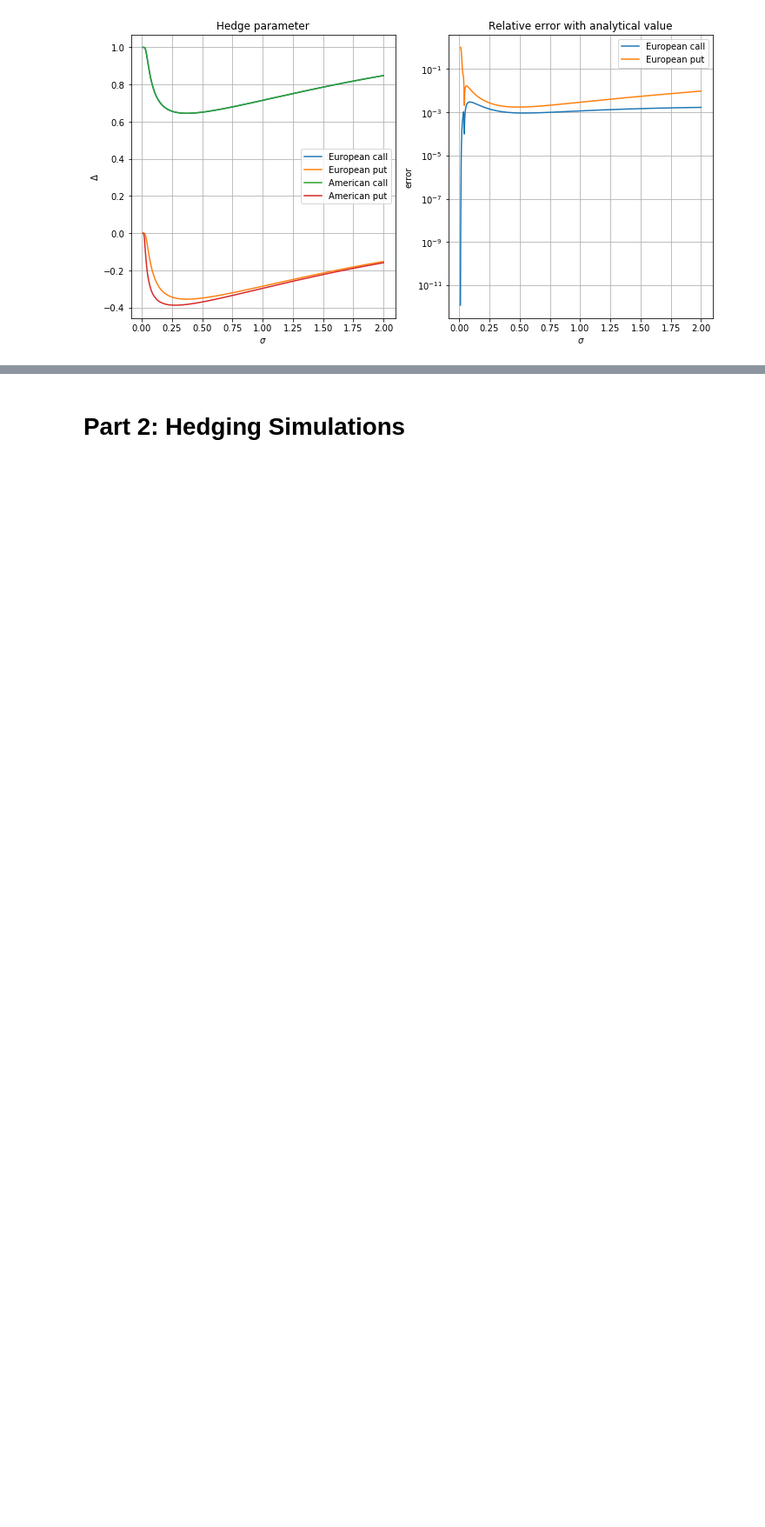
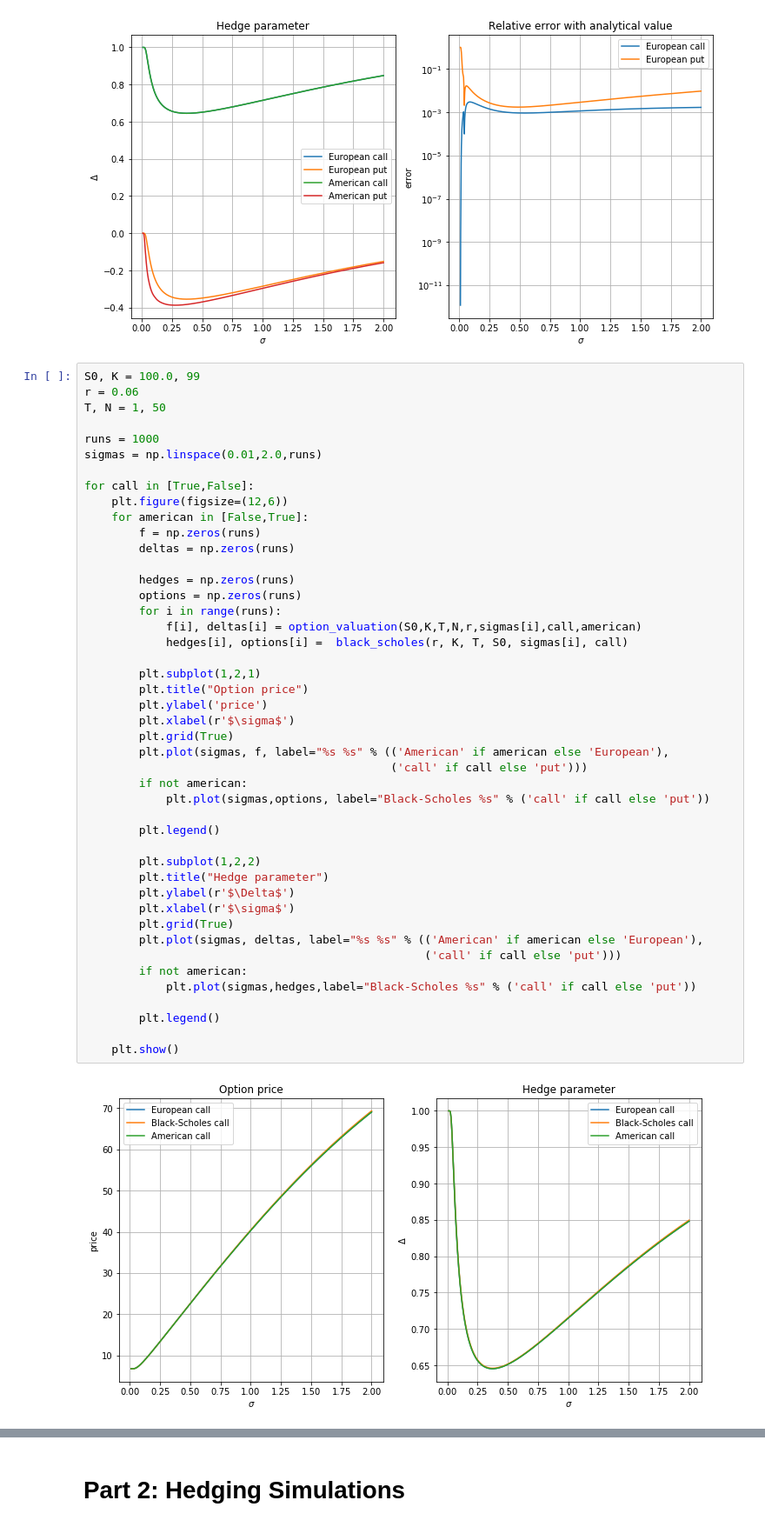
Before and after one commit to krishnakanthsasi/ComputationFin-nce-18, a Jupyter notebook: lab1/lab_assignment_1.ipynb, the cells around one changed output, grey strips where cells are left out. Shown: that part at 87% size. Saved outputs shown, nothing was run; the diff lists cells and outputs as text; blank space fills up the shorter version.

Commit message:
BT analysis zoomed in with Black-Scholes curve/line

```diff
--- a/lab1/lab_assignment_1.ipynb
+++ b/lab1/lab_assignment_1.ipynb
@@ -240,3 +240,50 @@ plt.show()
 # %% [output]
 [figure]
 [figure]
+# %%
+S0, K = 100.0, 99
+r = 0.06
+T, N = 1, 50
+
+runs = 1000
+sigmas = np.linspace(0.01,2.0,runs)
+
+for call in [True,False]:
+    plt.figure(figsize=(12,6))
+    for american in [False,True]:
+        f = np.zeros(runs)
+        deltas = np.zeros(runs)
+
+        hedges = np.zeros(runs)
+        options = np.zeros(runs)
+        for i in range(runs):
+            f[i], deltas[i] = option_valuation(S0,K,T,N,r,sigmas[i],call,american)
+            hedges[i], options[i] =  black_scholes(r, K, T, S0, sigmas[i], call)
+
+        plt.subplot(1,2,1)
+        plt.title("Option price")
+        plt.ylabel('price')
+        plt.xlabel(r'$\sigma$')
+        plt.grid(True)
+        plt.plot(sigmas, f, label="%s %s" % (('American' if american else 'European'),
+                                             ('call' if call else 'put')))
+        if not american:
+            plt.plot(sigmas,options, label="Black-Scholes %s" % ('call' if call else 'put'))
+
+        plt.legend()
+
+        plt.subplot(1,2,2)
+        plt.title("Hedge parameter")
+        plt.ylabel(r'$\Delta$')
+        plt.xlabel(r'$\sigma$')
+        plt.grid(True)
+        plt.plot(sigmas, deltas, label="%s %s" % (('American' if american else 'European'),
+                                                  ('call' if call else 'put')))
+        if not american:
+            plt.plot(sigmas,hedges,label="Black-Scholes %s" % ('call' if call else 'put'))
+
+        plt.legend()
+
+    plt.show()
+# %% [output]
+[figure, added]
```
Also changed, not shown: parts of 3 cells of this notebook, 4 other files.
